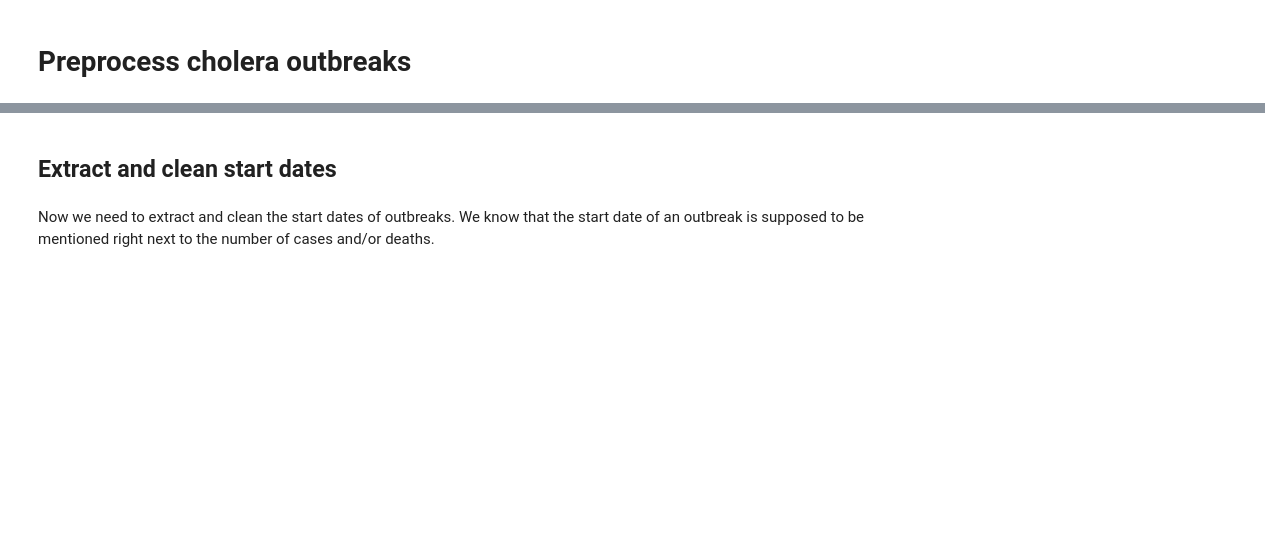
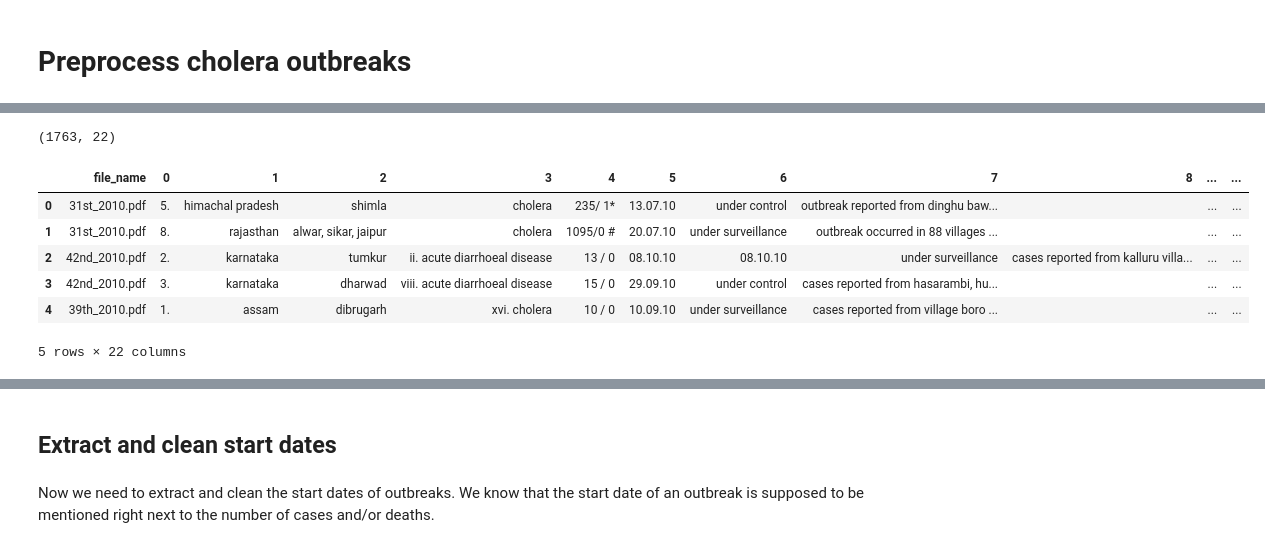
Before and after one commit to alexvmt/cholera_risk_modeling, a Jupyter notebook: 2_preprocess_the_data/preprocess_cholera_outbreaks.ipynb, the cells around one changed output, grey strips where cells are left out. Cells and saved outputs as stored; diff of their text form; code cells hidden in the pictures; blank space fills up the shorter version.

```diff
--- a/2_preprocess_the_data/preprocess_cholera_outbreaks_v3.ipynb
+++ b/2_preprocess_the_data/preprocess_cholera_outbreaks.ipynb
@@ -383,0 +124,16 @@ outbreaks_filtered_other.shape
+# %%
+# keep only rows that contain cholera
+cholera_outbreaks_filtered = cholera_outbreaks_raw[cholera_outbreaks_raw.apply(lambda r: r.str.contains('cholera', case=False).any(), axis=1)].reset_index(drop=True)
+cholera_outbreaks_filtered.shape
+# %% [output]
+(1763, 22)
+# %%
+cholera_outbreaks_filtered.head()
+# %% [output]
+|  | file_name | 0 | 1 | 2 | 3 | 4 | 5 | 6 | 7 | 8 | ... | ... |
+| 0 | 31st_2010.pdf | 5. | himachal pradesh | shimla | cholera | 235/ 1* | 13.07.10 | under control | outbreak reported from dinghu baw... |  | ... | ... |
+| 1 | 31st_2010.pdf | 8. | rajasthan | alwar, sikar, jaipur | cholera | 1095/0 # | 20.07.10 | under surveillance | outbreak occurred in 88 villages ... |  | ... | ... |
+| 2 | 42nd_2010.pdf | 2. | karnataka | tumkur | ii. acute diarrhoeal disease | 13 / 0 | 08.10.10 | 08.10.10 | under surveillance | cases reported from kalluru villa... | ... | ... |
+| 3 | 42nd_2010.pdf | 3. | karnataka | dharwad | viii. acute diarrhoeal disease | 15 / 0 | 29.09.10 | under control | cases reported from hasarambi, hu... |  | ... | ... |
+| 4 | 39th_2010.pdf | 1. | assam | dibrugarh | xvi. cholera | 10 / 0 | 10.09.10 | under surveillance | cases reported from village boro ... |  | ... | ... |
+5 rows × 22 columns
```
Also changed, not shown: parts of 55 cells of this notebook, 4 other files.
